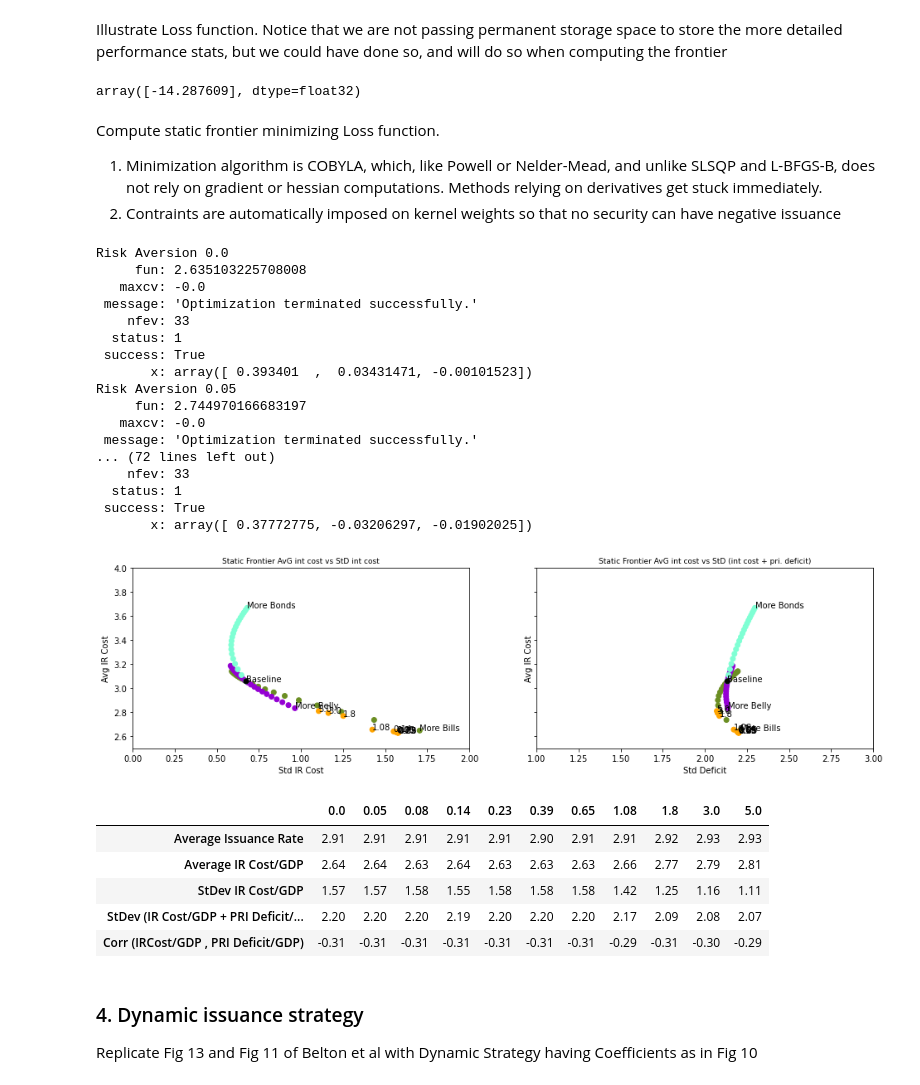
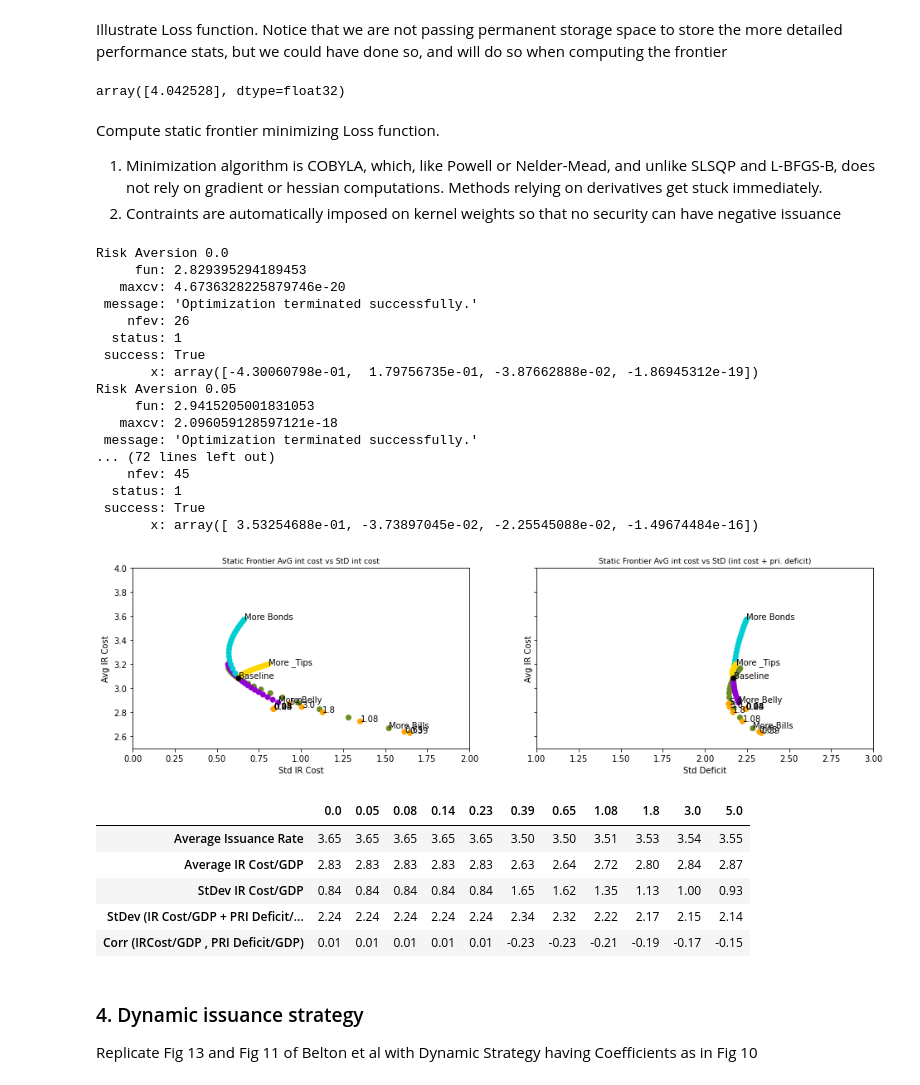
Before and after one commit to BrookingsInstitution/Treasury-Issuance-Model, a Jupyter notebook: doc/Treasury_Issuance_Model-Refactored.ipynb, the cells around one changed output. Saved outputs shown, nothing was run; the diff lists cells and outputs as text; code cells hidden in the pictures.

```diff
--- a/doc/Treasury_Issuance_Model-Refactored.ipynb
+++ b/doc/Treasury_Issuance_Model-Refactored.ipynb
@@ -581,11 +606,16 @@ Avg_IssRate, Avg_IRCost, Std_IRCost, Std_TotBal, Cor_IRC_PRI =  Performance(
 # %% [markdown]
 #### B) Figure: plot performance of static kernel-mixture issuance strategies
 # %%
-ColorList = ['olivedrab' for x in range(N_StratVary)] + ['darkviolet' for x in range(N_StratVary)] + ['aquamarine' for x in range(N_StratVary)] + ['black']
-StratNames = ['' for x in range(3*N_StratVary)] + ['Baseline']
-StratNames[N_StratVary-1] = 'More Bills';
-StratNames[2*N_StratVary-1] = 'More Belly';
-StratNames[3*N_StratVary-1] = 'More Bonds'
+ColorPalette = ['olivedrab', 'darkviolet', 'darkturquoise', 'gold', 'salmon', 'firebrick','silver','blue']
+ColorList = [ColorPalette[k] for k in range(len(D_Setup["L_KernelNames"])) for x in range(N_StratVary) ] + ['black']
+
+#ColorList = ['olivedrab' for x in range(N_StratVary)] + ['darkviolet' for x in range(N_StratVary)] + ['aquamarine' for x in range(N_StratVary)] + ['black']
+StratNames = ['' for x in range(len(D_Setup["L_KernelNames"])*N_StratVary)] + ['Baseline']
+for k in range(len(D_Setup["L_KernelNames"])):
+    StratNames[(k+1)*N_StratVary-1] = 'More ' + D_Setup["L_KernelNames"][k][max(0,len(D_Setup["L_KernelNames"][k])-5):]
+#StratNames[N_StratVary-1] = 'More Bills';
+#StratNames[2*N_StratVary-1] = 'More Belly';
+#StratNames[3*N_StratVary-1] = 'More Bonds'
 PlotStrats(Avg_IssRate, Avg_IRCost,Std_IRCost,Std_TotBal, Cor_IRC_PRI, 'Vary Kernels', ColorList=ColorList, StratNames=StratNames, Y_lim=(2.5,3.8) , X_lim=(0.5,2), XX_lim=(1.5,3), Tabulate=True)
 # %% [output]
 |  |  |  |  |  |  |  |  |  |  |  | ... | ... |
@@ -608,7 +638,7 @@ if D_Setup["Supply_Effects"] == True:
         A_NGDP,
         Securities = D_Setup["Securities"],
         Const_and_MEVs=Const,
-        M_Kernels=M_Kernels,
+        M_Kernels=D_Setup["M_Kernels"],
         CoeffstoConst_and_MEVs=CoeffstoConst,
         Static=True,
         QuartersperCoup=D_Setup["QuartersperCoup"],
@@ -623,11 +653,16 @@ if D_Setup["Supply_Effects"] == True:
 Plot as in Belton et al Fig 17:
 # %%
 if D_Setup["Supply_Effects"] == True:
-    ColorListS = ['darkseagreen' for x in range(N_StratVary)] + ['lightslategray' for x in range(N_StratVary)] + ['darkslategray' for x in range(N_StratVary)] + ['black']
-    StratNamesS = ['' for x in range(3*N_StratVary)]  + ['Baseline']
-    StratNamesS[N_StratVary-1] = 'Bills (Supply)'
-    StratNamesS[2*N_StratVary-1] = 'Belly (Supply)'
-    StratNamesS[3*N_StratVary-1] = 'Bonds (Supply)'
+    ColorPaletteS = ['darkseagreen', 'violet', 'aquamarine', 'moccasin', 'mistyrose', 'lightcoral','gainsboro','skyblue']
+    ColorListS = [ColorPaletteS[k] for k in range(len(D_Setup["L_KernelNames"])) for x in range(N_StratVary) ] + ['black']
+    #ColorListS = ['darkseagreen' for x in range(N_StratVary)] + ['lightslategray' for x in range(N_StratVary)] + ['darkslategray' for x in range(N_StratVary)] + ['black']
+    StratNamesS = ['' for x in range(len(D_Setup["L_KernelNames"])*N_StratVary)] + ['']
+    for k in range(len(D_Setup["L_KernelNames"])):
+        StratNamesS[(k+1)*N_StratVary-1] = 'More ' + D_Setup["L_KernelNames"][k][max(0,len(D_Setup["L_KernelNames"][k])-5):] + '(Supply)'
+    #StratNamesS = ['' for x in range(3*N_StratVary)]  + ['Baseline']
+    #StratNamesS[N_StratVary-1] = 'Bills (Supply)'
+    #StratNamesS[2*N_StratVary-1] = 'Belly (Supply)'
+    #StratNamesS[3*N_StratVary-1] = 'Bonds (Supply)'
 
     PlotStrats(xp.append(Avg_IssRate, Avg_IssRateS), xp.append(Avg_IRCost,Avg_IRCostS),xp.append(Std_IRCost,Std_IRCostS),xp.append(Std_TotBal,Std_TotBalS), xp.append(Cor_IRC_PRI,Cor_IRC_PRIS), 'Supply Effects: ', ColorList=ColorList+ColorListS, StratNames=StratNames+StratNamesS, Y_lim=(0,7) , X_lim=(0.5,2.5), XX_lim=(1.5,3.5), M_style='o', Tabulate=False)
 # %% [output]
@@ -644,8 +679,8 @@ if D_Setup["Supply_Effects"] == True:
 # %% [markdown]
 Illustrate Loss function. Notice that we are not passing permanent storage space to store the more detailed performance stats, but we could have done so, and will do so when computing the frontier
 # %%
-F_Loss(xp.array([ 0.5, -1.87, -2]),                   # Example of weights on Kernels for static strategy
-         M_Kernels,                                   # Strategy Kernels on which weights are applied
+F_Loss(xp.random.uniform(-0.5,0.5,len(D_Setup["L_KernelNames"])), # Example of weights on other Kernels for static strategy
+         D_Setup["M_Kernels"],                        # Strategy Kernels on which weights are applied
          Lambda = 1,                                  # Risk Aversion
          Init_DebtProfiles = Init_DebtProfiles ,
          RateStorages = RateStorages,
@@ -654,7 +689,7 @@ F_Loss(xp.array([ 0.5, -1.87, -2]),                   # Example of weights on Ke
          D_Setup = D_Setup,
          Risk="Std_IRCost")                           # Option to define risk: Std_IRCost or  Std_TotBal
 # %% [output]
-array([-14.287609], dtype=float32)
+array([4.042528], dtype=float32)
 # %% [markdown]
 Compute static frontier minimizing Loss function.
 1. Minimization algorithm is COBYLA, which, like Powell or Nelder-Mead, and unlike SLSQP and L-BFGS-B, does not rely on gradient or hessian computations. Methods relying on derivatives get stuck immediately.
@@ -665,46 +700,47 @@ Avg_IssRateZ, Avg_IRCostZ, Std_IRCostZ, Std_TotBalZ, Cor_IRC_PRIZ, Risk_Aversion
          A_SimObs,
          A_NGDP,
          D_Setup,
-         M_Kernels,
-         bnds = ((-2, 2), (-2, 2), (-2,2)), # Bounds on weights of Kernels
+         D_Setup["M_Kernels"],
+         bnds = [[-2, 2] for x in range(len(D_Setup["L_KernelNames"]))], # Bounds on weights of Kernels
          RA_low=0.0, RA_hig=5, RA_num=11,   # Min and Max Risk Aversion, and number of points in between, in exponentially spaced grid.
          Risk="Std_TotBal")
 # %% [output]
 Risk Aversion 0.0
-     fun: 2.635103225708008
-   maxcv: -0.0
+     fun: 2.829395294189453
+   maxcv: 4.6736328225879746e-20
  message: 'Optimization terminated successfully.'
-    nfev: 33
+    nfev: 26
   status: 1
  success: True
-       x: array([ 0.393401  ,  0.03431471, -0.00101523])
+       x: array([-4.30060798e-01,  1.79756735e-01, -3.87662888e-02, -1.86945312e-19])
 Risk Aversion 0.05
-     fun: 2.744970166683197
-   maxcv: -0.0
+     fun: 2.9415205001831053
+   maxcv: 2.096059128597121e-18
  message: 'Optimization terminated successfully.'
 ... (72 lines left out)
-    nfev: 33
+    nfev: 45
   status: 1
  success: True
-       x: array([ 0.37772775, -0.03206297, -0.01902025])
+       x: array([ 3.53254688e-01, -3.73897045e-02, -2.25545088e-02, -1.49674484e-16])
 # %%
 #Plot Performance
 RA_num = Risk_Aversion.shape[0]
-ColorList = ['olivedrab' for x in range(N_StratVary)] + ['darkviolet' for x in range(N_StratVary)] + ['aquamarine' for x in range(N_StratVary)] + ['black']+ ['orange' for x in range(RA_num)]
-StratNames = ['' for x in range(3*N_StratVary)] + ['Baseline'] + [str(xp.round(Risk_Aversion[x],2)) for x in range(RA_num)]
-StratNames[N_StratVary-1] = 'More Bills'; StratNames[2*N_StratVary-1] = 'More Belly'; StratNames[3*N_StratVary-1] = 'More Bonds'
+ColorList = [ColorPalette[k] for k in range(len(D_Setup["L_KernelNames"])) for x in range(N_StratVary) ] + ['black'] + ['orange' for x in range(RA_num)]
+StratNames = ['' for x in range(len(D_Setup["L_KernelNames"])*N_StratVary)] + ['Baseline'] + [str(xp.round(Risk_Aversion[x],2)) for x in range(RA_num)]
+for k in range(len(D_Setup["L_KernelNames"])):
+    StratNames[(k+1)*N_StratVary-1] = 'More ' + D_Setup["L_KernelNames"][k][max(0,len(D_Setup["L_KernelNames"][k])-5):]
 table3=PlotStrats(xp.append(Avg_IssRate,Avg_IssRateZ) , xp.append(Avg_IRCost, Avg_IRCostZ) , xp.append(Std_IRCost, Std_IRCostZ) , xp.append(Std_TotBal, Std_TotBalZ), xp.append(Cor_IRC_PRI,Cor_IRC_PRIZ), 'Static Frontier', ColorList=ColorList, StratNames=StratNames, Y_lim=(2.5,4) , X_lim=(0,2), XX_lim=(1,3), Tabulate=True)
 # %% [output]
-[figure, old version]
+[figure, new version]
 # %%
-table3.iloc[:,61:]
+table3.iloc[:,len(D_Setup["L_KernelNames"])*N_StratVary+1:]
 # %% [output]
 |  | 0.0 | 0.05 | 0.08 | 0.14 | 0.23 | 0.39 | 0.65 | 1.08 | 1.8 | 3.0 | 5.0 |
-| Average Issuance Rate | 2.91 | 2.91 | 2.91 | 2.91 | 2.91 | 2.90 | 2.91 | 2.91 | 2.92 | 2.93 | 2.93 |
-| Average IR Cost/GDP | 2.64 | 2.64 | 2.63 | 2.64 | 2.63 | 2.63 | 2.63 | 2.66 | 2.77 | 2.79 | 2.81 |
-| StDev IR Cost/GDP | 1.57 | 1.57 | 1.58 | 1.55 | 1.58 | 1.58 | 1.58 | 1.42 | 1.25 | 1.16 | 1.11 |
-| StDev (IR Cost/GDP + PRI Deficit/... | 2.20 | 2.20 | 2.20 | 2.19 | 2.20 | 2.20 | 2.20 | 2.17 | 2.09 | 2.08 | 2.07 |
-| Corr (IRCost/GDP , PRI Deficit/GDP) | -0.31 | -0.31 | -0.31 | -0.31 | -0.31 | -0.31 | -0.31 | -0.29 | -0.31 | -0.30 | -0.29 |
+| Average Issuance Rate | 3.65 | 3.65 | 3.65 | 3.65 | 3.65 | 3.50 | 3.50 | 3.51 | 3.53 | 3.54 | 3.55 |
+| Average IR Cost/GDP | 2.83 | 2.83 | 2.83 | 2.83 | 2.83 | 2.63 | 2.64 | 2.72 | 2.80 | 2.84 | 2.87 |
+| StDev IR Cost/GDP | 0.84 | 0.84 | 0.84 | 0.84 | 0.84 | 1.65 | 1.62 | 1.35 | 1.13 | 1.00 | 0.93 |
+| StDev (IR Cost/GDP + PRI Deficit/... | 2.24 | 2.24 | 2.24 | 2.24 | 2.24 | 2.34 | 2.32 | 2.22 | 2.17 | 2.15 | 2.14 |
+| Corr (IRCost/GDP , PRI Deficit/GDP) | 0.01 | 0.01 | 0.01 | 0.01 | 0.01 | -0.23 | -0.23 | -0.21 | -0.19 | -0.17 | -0.15 |
 # %% [markdown]
 ### 4. Dynamic issuance strategy
 Replicate Fig 13 and Fig 11 of Belton et al with Dynamic Strategy having Coefficients as in Fig 10
```
Also changed, not shown: parts of 25 cells of this notebook, 1 other file.
